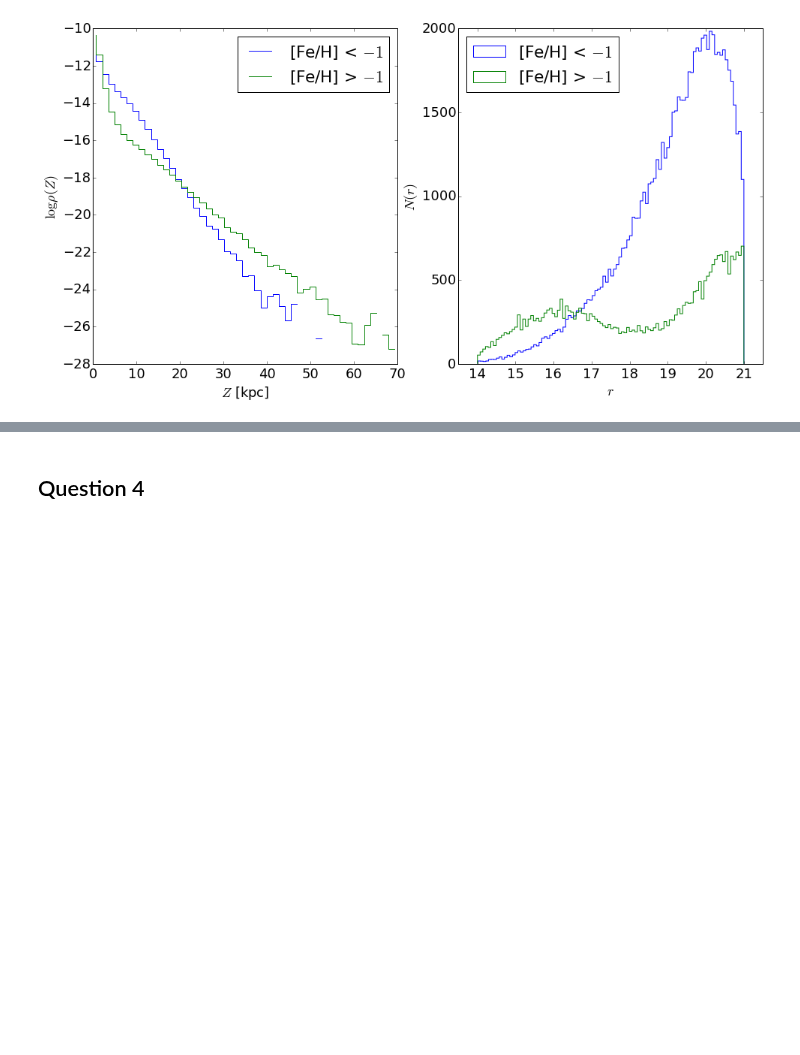
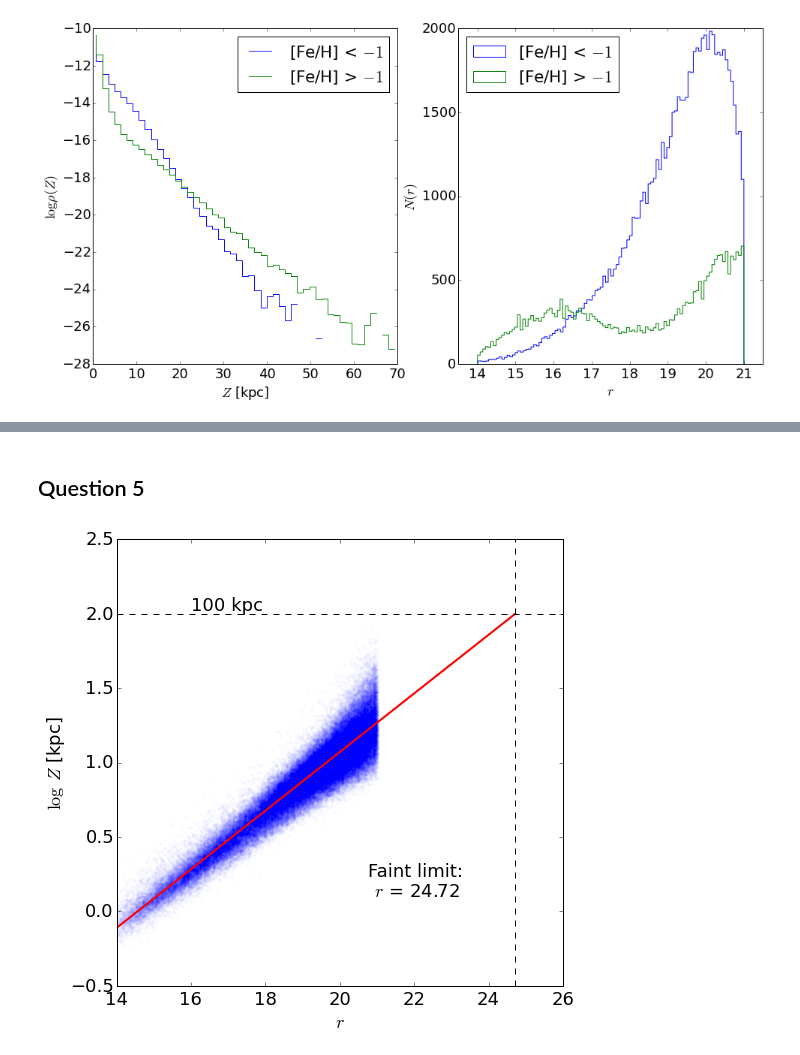
Before and after one commit to ivezic/Astr511, a Jupyter notebook: HW2015/Project1/Astr511_HW1_Morris.ipynb, the cells around one changed output, grey strips where cells are left out. Saved outputs shown, nothing was run; the diff lists cells and outputs as text; code cells hidden in the pictures; blank space fills up the shorter version.

```diff
--- a/HW2015/Project1/Astr511_HW1_Morris.ipynb
+++ b/HW2015/Project1/Astr511_HW1_Morris.ipynb
@@ -44,13 +44,11 @@ y = data['g'] - data['r']
 A, B, C, D, E, F, G, H, I, J = [-13.13, 14.09, 28.04, -5.51, -5.90, -58.68, 9.14,
                                 -20.61, 0.0, 58.20]
 bondisapplicable = y < 0.6
-metallicity = np.zeros_like(x)
-metallicity[bondisapplicable] = (A + B*x + C*y + D*x*y + E*x**2 + F*y**2 + G*y*x**2 +
+data['metallicity'] = np.zeros_like(x)
+
+data['metallicity'][bondisapplicable] = (A + B*x + C*y + D*x*y + E*x**2 + F*y**2 + G*y*x**2 +
                                  H*x*y**2 + I*x**3 + J*y**3)[bondisapplicable]
-metallicity[np.invert(bondisapplicable)] = -0.6
-
-# Put these metallicities into the data dictionary
-data['metallicity'] = metallicity
+data['metallicity'][np.invert(bondisapplicable)] = -0.6
 
 # Solve Eqn A2 using the metallicity found with Eqn 1
 data['DeltaM_r'] = 4.50 - 1.11*data['metallicity'] - 0.18*data['metallicity']**2
@@ -191,2 +191,31 @@ plt.show()
 # %% [markdown]
-## Question 4
+## Question 5
+# %%
+# Get r and Z for stars within color range
+x = data['g'] - data['r']
+incolorlimits = (0.2 < x)*(x < 0.4)
+rmags = data['r'][incolorlimits]
+logZ = np.log10(1e-3*data['D'][incolorlimits])
+
+# Extrapolate to 100 kpc
+pfit = np.polyfit(rmags, logZ, 1)
+faintlimit = (2 - pfit[1])/pfit[0]
+x_model = np.linspace(14, faintlimit, 10)
+y_model = np.polyval(pfit, x_model)
+
+fig, ax = plt.subplots(1, figsize=(8,8))
+ax.plot(rmags, logZ, '.', alpha=0.02, label='SDSS')
+ax.plot(x_model, y_model, 'r', lw=2, label='Trend')
+ax.axhline(2, ls='--', color='k')
+ax.axvline(faintlimit, ls='--', color='k')
+
+ax.annotate('100 kpc', xy=(16, 2), va='bottom')
+ax.annotate('Faint limit:\n $r$ = {0:.2f}'.format(faintlimit),
+            xy=(22, 0.1), ha='center')
+
+ax.set_xlabel('$r$')
+ax.set_ylabel('$\log\,Z$ [kpc]')
+ax.set_ylim([-0.5, 2.5])
+plt.show()
+# %% [output]
+[figure, added]
```
Also changed, not shown: parts of 9 cells of this notebook.
